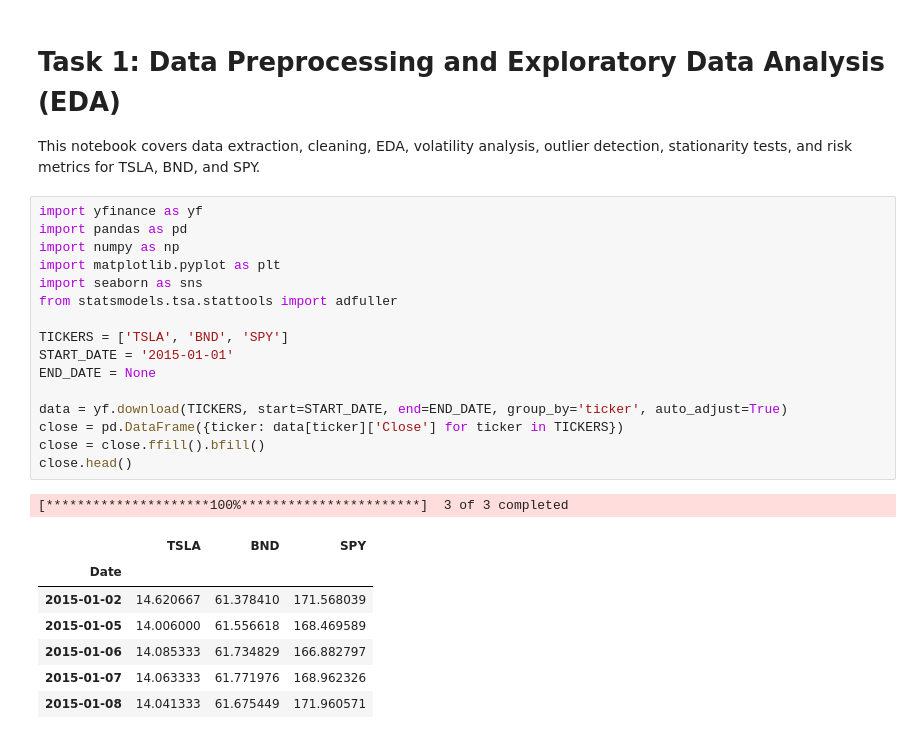
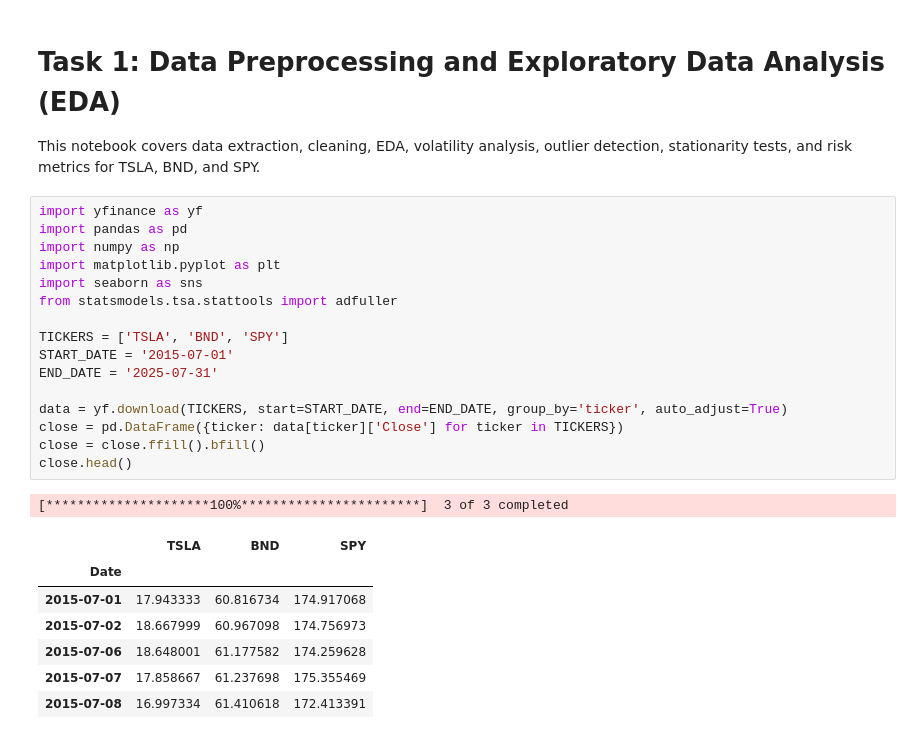
Before and after one commit to shaloms4/Portfolio-Management-Optimization, a Jupyter notebook: notebooks/01_data_preprocessing_and_eda.ipynb, the cells around one changed output. Saved outputs shown, nothing was run; the diff lists cells and outputs as text.

```diff
--- a/notebooks/01_data_preprocessing_and_eda.ipynb
+++ b/notebooks/01_data_preprocessing_and_eda.ipynb
@@ -4,28 +4,28 @@ This notebook covers data extraction, cleaning, EDA, volatility analysis, outlie
 # %%
 import yfinance as yf
 import pandas as pd
 import numpy as np
 import matplotlib.pyplot as plt
 import seaborn as sns
 from statsmodels.tsa.stattools import adfuller
 
 TICKERS = ['TSLA', 'BND', 'SPY']
-START_DATE = '2015-01-01'
-END_DATE = None
+START_DATE = '2015-07-01'
+END_DATE = '2025-07-31'
 
 data = yf.download(TICKERS, start=START_DATE, end=END_DATE, group_by='ticker', auto_adjust=True)
 close = pd.DataFrame({ticker: data[ticker]['Close'] for ticker in TICKERS})
 close = close.ffill().bfill()
 close.head()
 # %% [output]
 [*********************100%***********************]  3 of 3 completed
 |  | TSLA | BND | SPY |
 | Date |  |  |  |
-| 2015-01-02 | 14.620667 | 61.378410 | 171.568039 |
-| 2015-01-05 | 14.006000 | 61.556618 | 168.469589 |
-| 2015-01-06 | 14.085333 | 61.734829 | 166.882797 |
-| 2015-01-07 | 14.063333 | 61.771976 | 168.962326 |
-| 2015-01-08 | 14.041333 | 61.675449 | 171.960571 |
+| 2015-07-01 | 17.943333 | 60.816734 | 174.917068 |
+| 2015-07-02 | 18.667999 | 60.967098 | 174.756973 |
+| 2015-07-06 | 18.648001 | 61.177582 | 174.259628 |
+| 2015-07-07 | 17.858667 | 61.237698 | 175.355469 |
+| 2015-07-08 | 16.997334 | 61.410618 | 172.413391 |
 # %%
 # Basic statistics and missing values
 print('Basic Statistics:')
```
Also changed, not shown: parts of 7 cells of this notebook.
